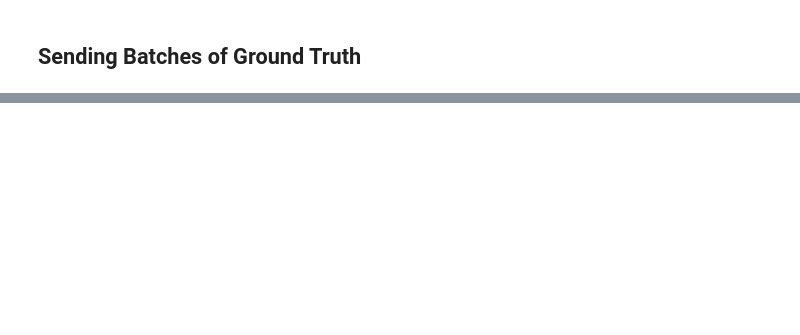
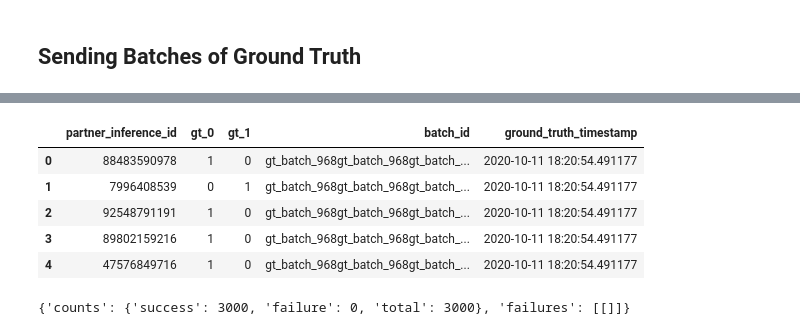
Before and after one commit to arthur-ai/arthur-sandbox, a Jupyter notebook: example_projects/credit_risk_batch/notebooks/Quickstart.ipynb, the cells around one changed output, grey strips where cells are left out. Drawn from its saved outputs; the diff is of its cells as text; code cells hidden in the pictures; blank space fills up the shorter version.

```diff
--- a/example_projects/credit_risk_batch/notebooks/Quickstart.ipynb
+++ b/example_projects/credit_risk_batch/notebooks/Quickstart.ipynb
@@ -69,2 +131,2 @@ Point to a directory which contains one or more parquet files. All parquet files
 # %%
-arthur_model.set_reference_data(directory_path="./reference_data")
+arthur_model.set_reference_data(data=reference_set)
@@ -133,2 +166,43 @@ for i in range(10):
+# %%
+num_batches = 50
+
+for i in range(num_batches):
+    batch_size=3000
+    batch_id = "batch_{}".format(str(np.random.randint(1e3)))
+
+    # generate a small batch of rows from the test set, create unique id for each row
+    rows_inds = np.random.randint(X_test.shape[0], size=batch_size)
+    batch_inputs_df = X_test.iloc[rows_inds, :]
+    inference_id = [str(num) for num in np.random.randint(1e11, size=batch_size)]
+
+    # calculate predictions on those rows, fetch ground truth for those rows
+    batch_predictions = sk_model.predict_proba(batch_inputs_df)
+    batch_ground_truths = Y_test.values[rows_inds]
+
+
+    # Next, we put these components together into the dataframe sent to Arthur
+    # include all input columns to the model
+    batch_df = batch_inputs_df.copy()
+
+    # need to include model prediction columns, and partner_inference_id
+    batch_df["prediction_0"] = batch_predictions[:, 0]
+    batch_df["prediction_1"] = batch_predictions[:, 1]
+    batch_df["partner_inference_id"] = inference_id
+
+    # also need to include a batch_id for the upload, and a timestamp for all the inferences
+    batch_df["batch_id"] = batch_id
+    batch_df["inference_timestamp"]=[(datetime.datetime.utcnow())]*batch_size
+
+
+    # sent the batch of inputs&predictions
+    arthur_model.send_batch_inferences(data=batch_df)
+
+    # assemble the inference-wise groundtruth and upload
+    ground_truth_df = pd.DataFrame({"partner_inference_id":inference_id,
+                                   "gt_0": 1 - batch_ground_truths ,
+                                   "gt_1": batch_ground_truths,
+                                   "batch_id" : ("gt_" + batch_id) ,
+                                   "ground_truth_timestamp":[(datetime.datetime.utcnow())]*batch_size})
+    arthur_model.send_batch_ground_truths(data=ground_truth_df)
 # %% [markdown]
 ## Sending Batches of Ground Truth
@@ -136,0 +218,13 @@ arthur_model.send_batch_ground_truth("./ground_truth/")
+# %%
+ground_truth_df.head()
+# %% [output]
+|  | partner_inference_id | gt_0 | gt_1 | batch_id | ground_truth_timestamp |
+| 0 | 88483590978 | 1 | 0 | gt_batch_968gt_batch_968gt_batch_... | 2020-10-11 18:20:54.491177 |
+| 1 | 7996408539 | 0 | 1 | gt_batch_968gt_batch_968gt_batch_... | 2020-10-11 18:20:54.491177 |
+| 2 | 92548791191 | 1 | 0 | gt_batch_968gt_batch_968gt_batch_... | 2020-10-11 18:20:54.491177 |
+| 3 | 89802159216 | 1 | 0 | gt_batch_968gt_batch_968gt_batch_... | 2020-10-11 18:20:54.491177 |
+| 4 | 47576849716 | 1 | 0 | gt_batch_968gt_batch_968gt_batch_... | 2020-10-11 18:20:54.491177 |
+# %%
+arthur_model.send_batch_ground_truths(data=ground_truth_df)
+# %% [output]
+{'counts': {'success': 3000, 'failure': 0, 'total': 3000}, 'failures': [[]]}
```
Also changed, not shown: parts of 30 cells of this notebook, 3 other files.
